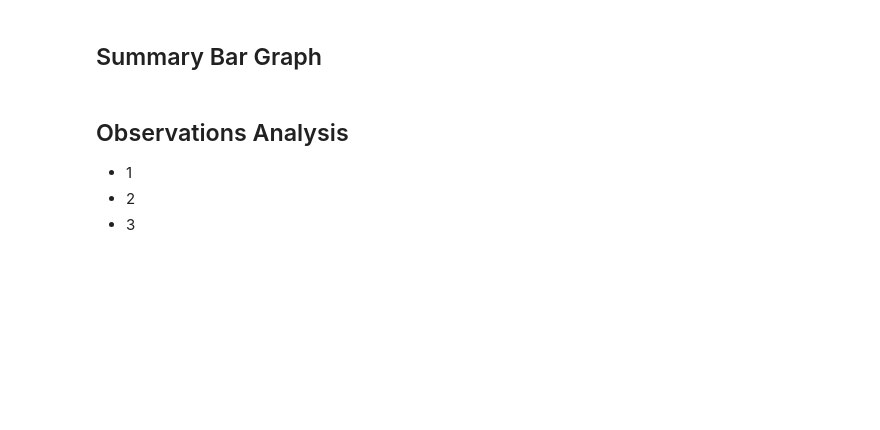
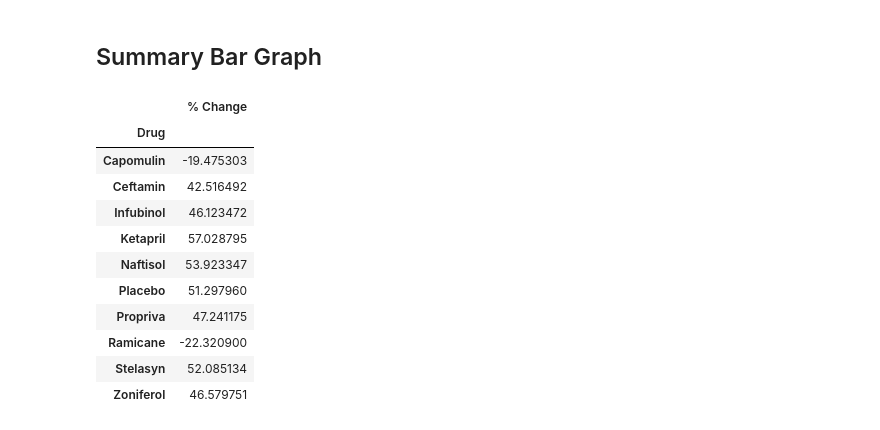
Before and after one commit to ASooklall/matplotlib-challenge, a Jupyter notebook: Pymaceuticals/pymaceuticals.ipynb, the cells around one changed output. Saved outputs shown, nothing was run; the diff lists cells and outputs as text; code cells hidden in the pictures; blank space fills up the shorter version.

```diff
--- a/Pymaceuticals/pymaceuticals.ipynb
+++ b/Pymaceuticals/pymaceuticals.ipynb
@@ -258,5 +200,23 @@ plt.show()
 ## Summary Bar Graph
 # %%
 # Calculate the percent changes for each drug
-
+pc_start = mean_tvol_pivot.iloc[0,:]
+pc_end = mean_tvol_pivot.iloc[9,:]
+perchange = (pc_end - pc_start)/pc_start * 100
+perchange_df = pd.DataFrame(perchange)
+perchange_df = perchange_df.rename(columns={0:'% Change'})
+perchange_df
 # Display the data to confirm
+# %% [output]
+|  | % Change |
+| Drug |  |
+| Capomulin | -19.475303 |
+| Ceftamin | 42.516492 |
+| Infubinol | 46.123472 |
+| Ketapril | 57.028795 |
+| Naftisol | 53.923347 |
+| Placebo | 51.297960 |
+| Propriva | 47.241175 |
+| Ramicane | -22.320900 |
+| Stelasyn | 52.085134 |
+| Zoniferol | 46.579751 |
@@ -284,5 +222,0 @@ fig.show()
-# %% [markdown]
-## Observations Analysis
-* 1
-* 2
-* 3
```
Also changed, not shown: parts of 8 cells of this notebook, 5 other files.
